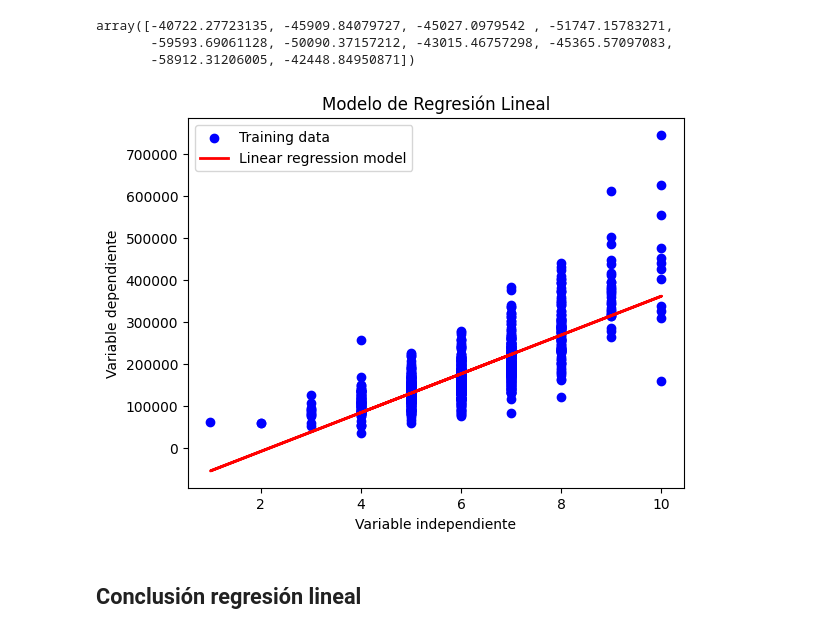
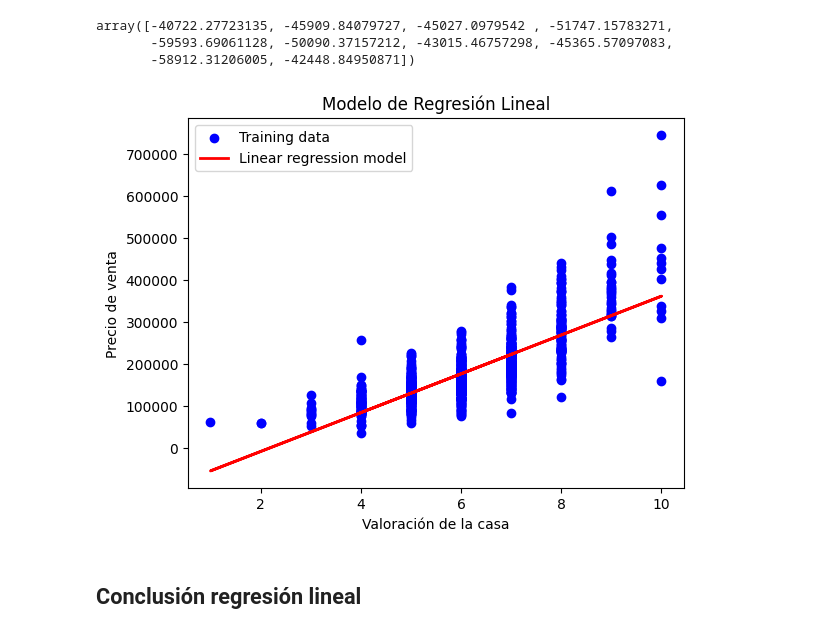
Before and after one commit to alexxlujan/LinearRegression_DecisionTree_PriceEstimation, a Jupyter notebook: LinearRegression_DecisionTree_PriceEstimation.ipynb, the cells around one changed output. Cells and saved outputs as stored; diff of their text form; code cells hidden in the pictures.

```diff
--- a/LinearRegression_DecisionTree_PriceEstimation.ipynb
+++ b/LinearRegression_DecisionTree_PriceEstimation.ipynb
@@ -396,20 +396,20 @@ array([-40722.27723135, -45909.84079727, -45027.0979542 , -51747.15783271,
 # %%
 # Graficar los datos de entrenamiento
 plt.scatter(X_train, y_train, color='blue', label='Training data')
 
 # Graficar la línea de regresión
 plt.plot(X_train, y_pred_train_linear, color='red', linewidth=2, label='Linear regression model')
 
 # Etiquetas y leyenda
-plt.xlabel('Variable independiente')
-plt.ylabel('Variable dependiente')
+plt.xlabel('Valoración de la casa')
+plt.ylabel('Precio de venta')
 plt.title('Modelo de Regresión Lineal')
 plt.legend()
 
 # Mostrar la gráfica
 plt.show()
 # %% [output]
-[figure, old version]
+[figure, new version]
 # %% [markdown]
 ## Conclusión regresión lineal
 # %% [markdown]
```
Also changed, not shown: parts of 4 cells of this notebook.
